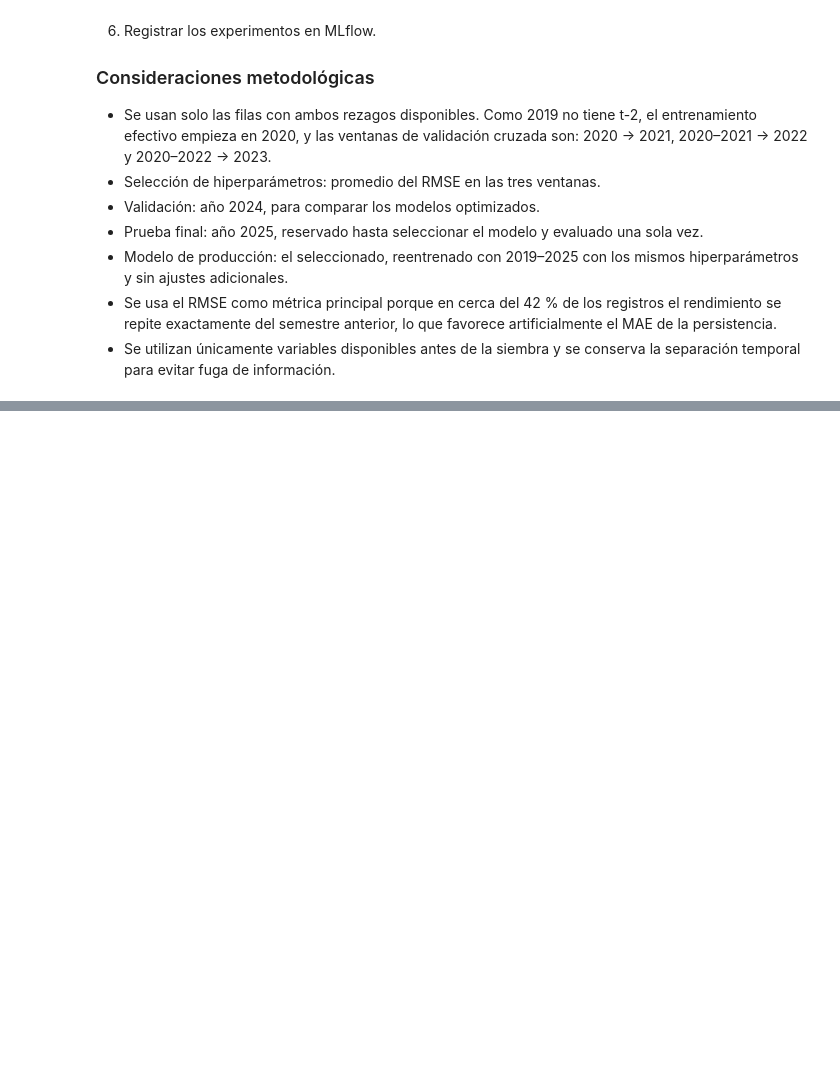
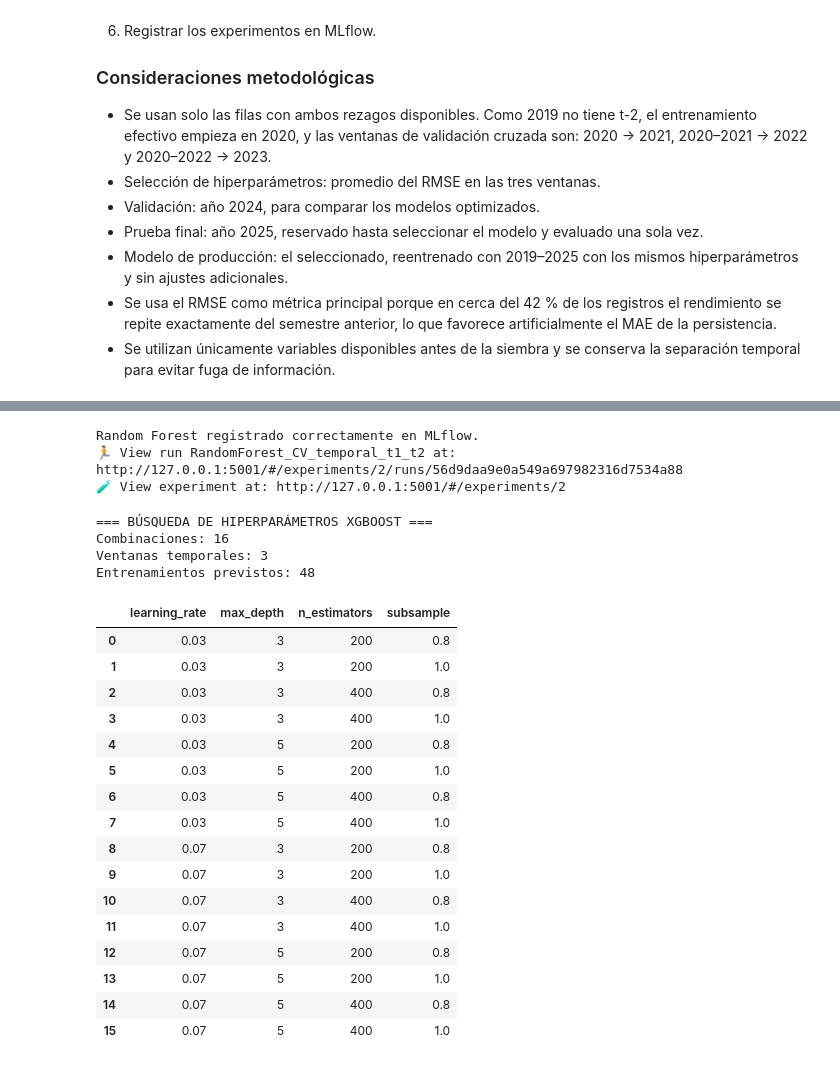
Before and after one commit to VicKingo98/agropredict-colombia, a Jupyter notebook: notebooks/05.1_optimizacion_modelos.ipynb, the cells around one changed output, grey strips where cells are left out. Cells and saved outputs as stored; diff of their text form; code cells hidden in the pictures; blank space fills up the shorter version.

```diff
--- a/notebooks/05.1_optimizacion_modelos.ipynb
+++ b/notebooks/05.1_optimizacion_modelos.ipynb
@@ -46,0 +493,72 @@ Random Forest y XGBoost.
+# %%
+# Registrar correctamente los resultados ya calculados
+with mlflow.start_run(run_name="RandomForest_CV_temporal_t1_t2"):
+
+    mlflow.log_params({
+        "modelo": "RandomForest",
+        **mejores_parametros_rf,
+        "random_state": 42,
+        "tipo_validacion": "expanding_window",
+        "numero_folds": 3,
+        "variables_rezago": "t-1_t-2"
+    })
+
+    mlflow.log_metrics({
+        "cv_rmse": float(df_busqueda_rf.iloc[0]["rmse_cv"]),
+        "cv_mae": float(df_busqueda_rf.iloc[0]["mae_cv"]),
+        "cv_r2": float(df_busqueda_rf.iloc[0]["r2_cv"]),
+        "rmse_2021": float(df_busqueda_rf.iloc[0]["rmse_2021"]),
+        "rmse_2022": float(df_busqueda_rf.iloc[0]["rmse_2022"]),
+        "rmse_2023": float(df_busqueda_rf.iloc[0]["rmse_2023"])
+    })
+
+    # Registrar directamente el DataFrame
+    mlflow.log_table(
+        df_busqueda_rf,
+        artifact_file="busqueda_hiperparametros_rf.json"
+    )
+
+    print("Random Forest registrado correctamente en MLflow.")
+# %% [output]
+Random Forest registrado correctamente en MLflow.
+🏃 View run RandomForest_CV_temporal_t1_t2 at: http://127.0.0.1:5001/#/experiments/2/runs/56d9daa9e0a549a697982316d7534a88
+🧪 View experiment at: http://127.0.0.1:5001/#/experiments/2
+# %%
+# Espacio de búsqueda para XGBoost
+parametros_xgb = {
+    "n_estimators": [200, 400],
+    "max_depth": [3, 5],
+    "learning_rate": [0.03, 0.07],
+    "subsample": [0.8, 1.0]
+}
+
+combinaciones_xgb = list(ParameterGrid(parametros_xgb))
+
+print("=== BÚSQUEDA DE HIPERPARÁMETROS XGBOOST ===")
+print(f"Combinaciones: {len(combinaciones_xgb)}")
+print(f"Ventanas temporales: {len(VENTANAS_CV)}")
+print(f"Entrenamientos previstos: {len(combinaciones_xgb) * len(VENTANAS_CV)}")
+
+display(pd.DataFrame(combinaciones_xgb))
+# %% [output]
+=== BÚSQUEDA DE HIPERPARÁMETROS XGBOOST ===
+Combinaciones: 16
+Ventanas temporales: 3
+Entrenamientos previstos: 48
+|  | learning_rate | max_depth | n_estimators | subsample |
+| 0 | 0.03 | 3 | 200 | 0.8 |
+| 1 | 0.03 | 3 | 200 | 1.0 |
+| 2 | 0.03 | 3 | 400 | 0.8 |
+| 3 | 0.03 | 3 | 400 | 1.0 |
+| 4 | 0.03 | 5 | 200 | 0.8 |
+| 5 | 0.03 | 5 | 200 | 1.0 |
+| 6 | 0.03 | 5 | 400 | 0.8 |
+| 7 | 0.03 | 5 | 400 | 1.0 |
+| 8 | 0.07 | 3 | 200 | 0.8 |
+| 9 | 0.07 | 3 | 200 | 1.0 |
+| 10 | 0.07 | 3 | 400 | 0.8 |
+| 11 | 0.07 | 3 | 400 | 1.0 |
+| 12 | 0.07 | 5 | 200 | 0.8 |
+| 13 | 0.07 | 5 | 200 | 1.0 |
+| 14 | 0.07 | 5 | 400 | 0.8 |
+| 15 | 0.07 | 5 | 400 | 1.0 |
```
Also changed, not shown: parts of 20 cells of this notebook, 2 other files.
